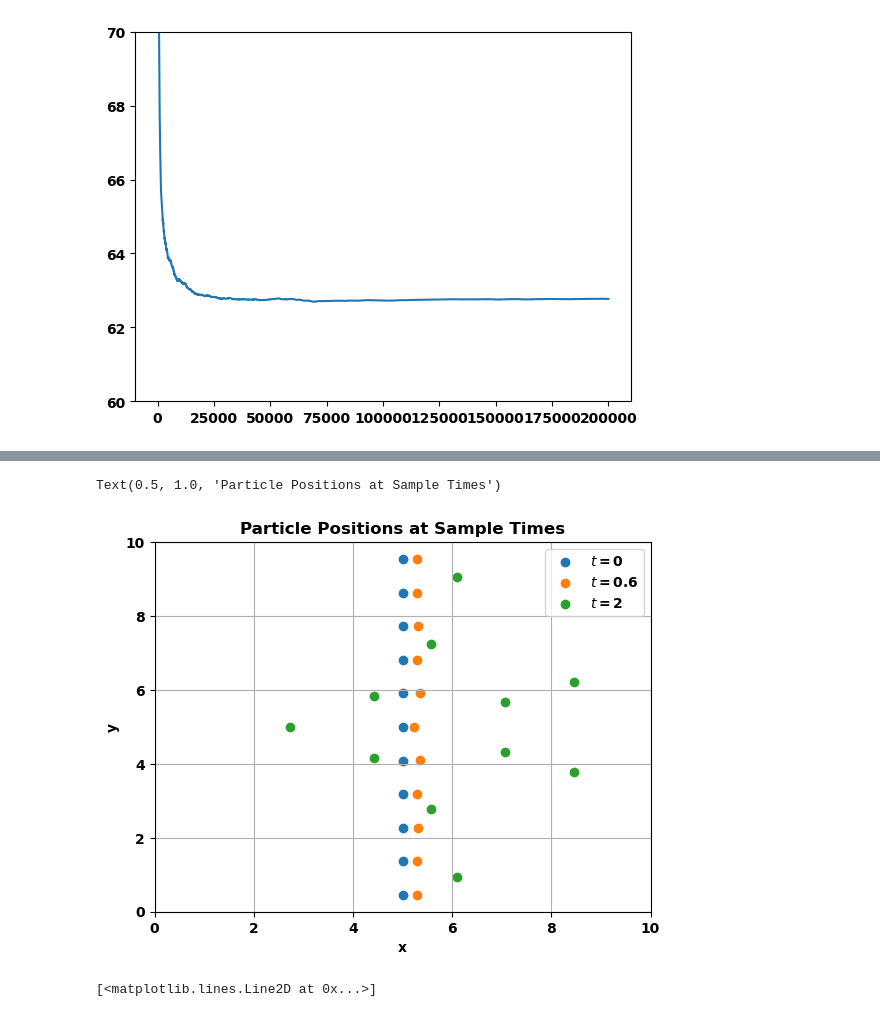
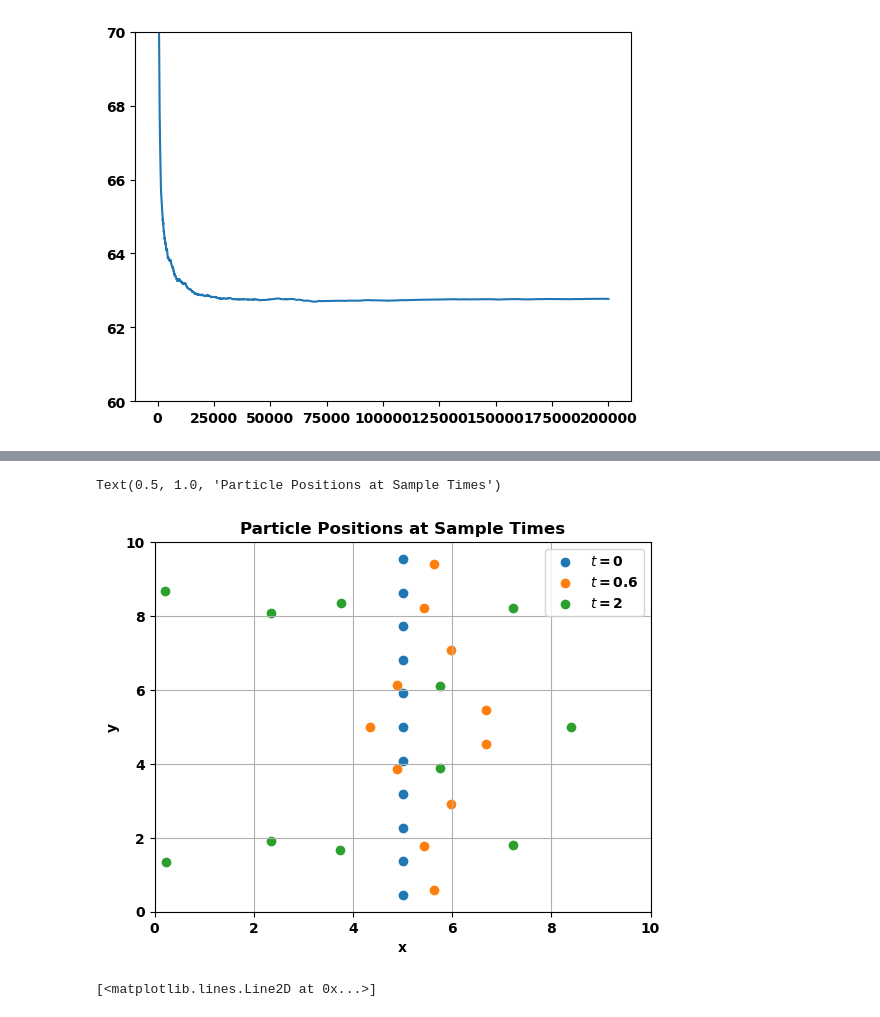
Before and after one commit to gregorycorcoran/Computational-Lab, a Jupyter notebook: Analysis.ipynb, the cells around one changed output, grey strips where cells are left out. Saved outputs shown, nothing was run; the diff lists cells and outputs as text; code cells hidden in the pictures.

```diff
--- a/Analysis.ipynb
+++ b/Analysis.ipynb
@@ -267,18 +268,18 @@ plt.grid(True)
 # %%
 plt.scatter(x_Da[0],y_Da[0],label='$t=0$')
-plt.scatter(x_Da[60],y_Da[60],label='$t=0.6$')
-plt.scatter(x_Da[200],y_Da[200],label='$t=2$')
+plt.scatter(x_Da[120],y_Da[120],label='$t=0.6$')
+plt.scatter(x_Da[400],y_Da[400],label='$t=2$')
 plt.legend()
 #plt.scatter(x_Da[1000],y_Da[1000])
 plt.grid(True)
 plt.xlim(0,10)
 plt.ylim(0,10)
 plt.xlabel("x")
 plt.ylabel("y")
 plt.title("Particle Positions at Sample Times")
 # %% [output]
 Text(0.5, 1.0, 'Particle Positions at Sample Times')
-[figure, old version]
+[figure, new version]
 # %%
 plt.plot([np.sum(el) for el in vx_Da])
 # %% [output]
```
Also changed, not shown: parts of 3 cells of this notebook.
